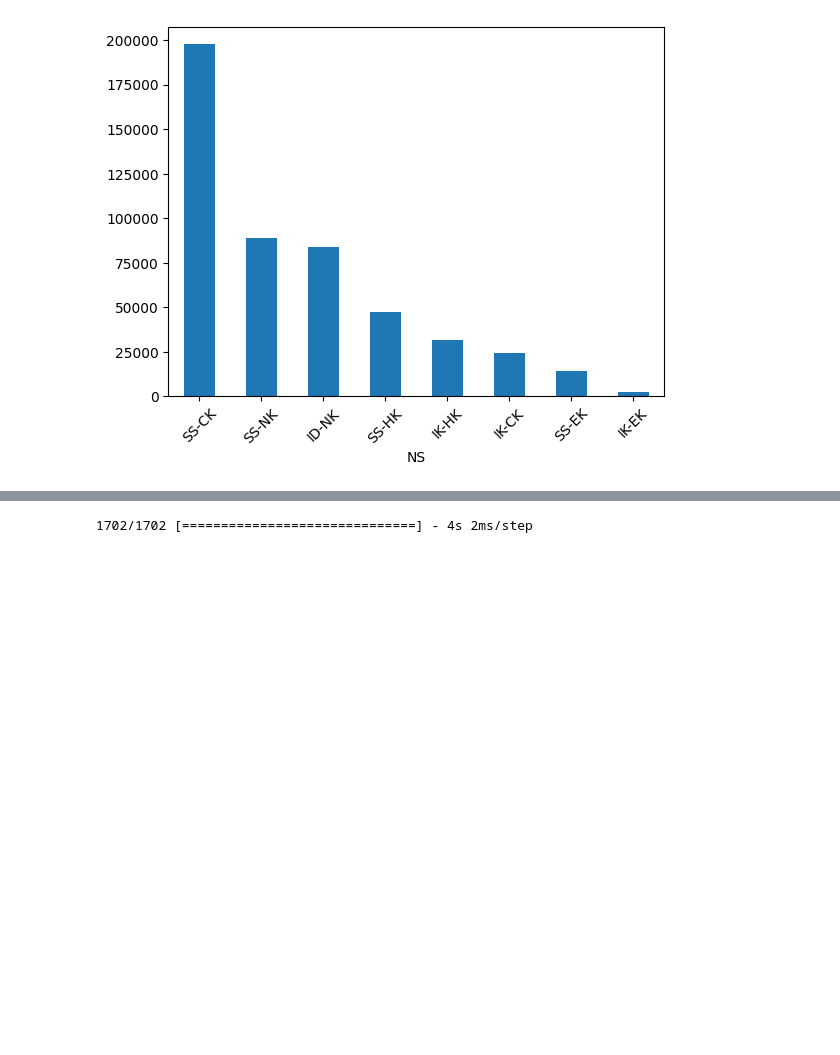
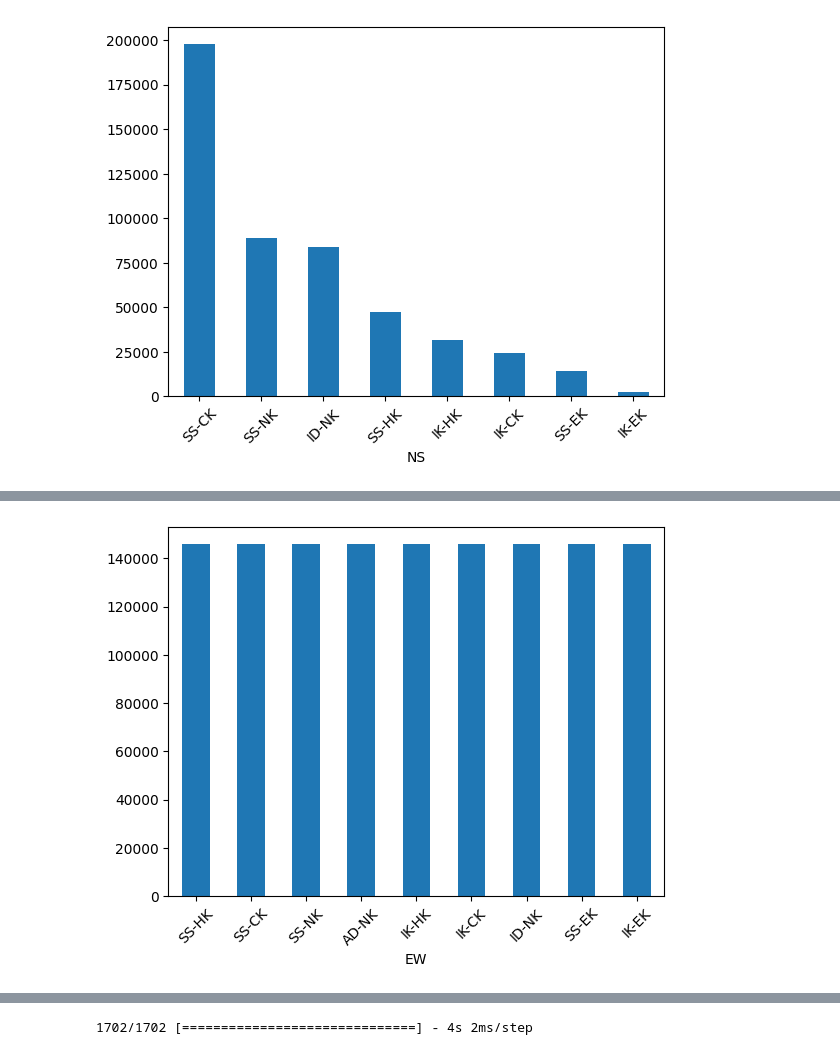
Before and after one commit to ARCLab-MIT/splid-devkit, a Jupyter notebook: baseline_submissions/ml_python/ML_solutions/ML_sol_LSTM.ipynb, the cells around one changed output, grey strips where cells are left out. Saved outputs shown, nothing was run; the diff lists cells and outputs as text; code cells hidden in the pictures; blank space fills up the shorter version.

```diff
--- a/baseline_submissions/ml_python/ML_solutions/ML_sol_LSTM.ipynb
+++ b/baseline_submissions/ml_python/ML_solutions/ML_sol_LSTM.ipynb
@@ -137,0 +162,23 @@ plt.show()
+# %%
+train_data_EW_X, test_data_EW_X, train_data_EW_Y, test_data_EW_Y = train_test_split(train_data_list, label_data_EW, test_size = 0.2,\
+                                                                                                   random_state = 123, shuffle = False)
+train_data_NS_X, test_data_NS_X, train_data_NS_Y, test_data_NS_Y = train_test_split(train_data_list, label_data_NS, test_size = 0.2,\
+                                                                                                   random_state = 123, shuffle = False)
+# %%
+smote = SMOTE()
+# %%
+# balance the dataset
+train_data_EW_X_bal, train_data_EW_Y_bal = smote.fit_resample(train_data_EW_X,train_data_EW_Y)
+train_data_NS_X_bal, train_data_NS_Y_bal = smote.fit_resample(train_data_NS_X,train_data_NS_Y)
+# %%
+EW_balanced_labels = le_EW.inverse_transform(train_data_EW_Y_bal)
+NS_balanced_labels = le_EW.inverse_transform(train_data_NS_Y_bal)
+# %%
+EW_labels = pd.DataFrame()
+EW_labels['EW']=EW_balanced_labels
+#balanced_labels['NS']=NS_balanced_labels
+EW_labels['EW'].value_counts().plot(kind="bar")
+plt.xticks(rotation=45)
+plt.show()
+# %% [output]
+[figure, added]
```
Also changed, not shown: parts of 39 cells of this notebook, 2 other files.
